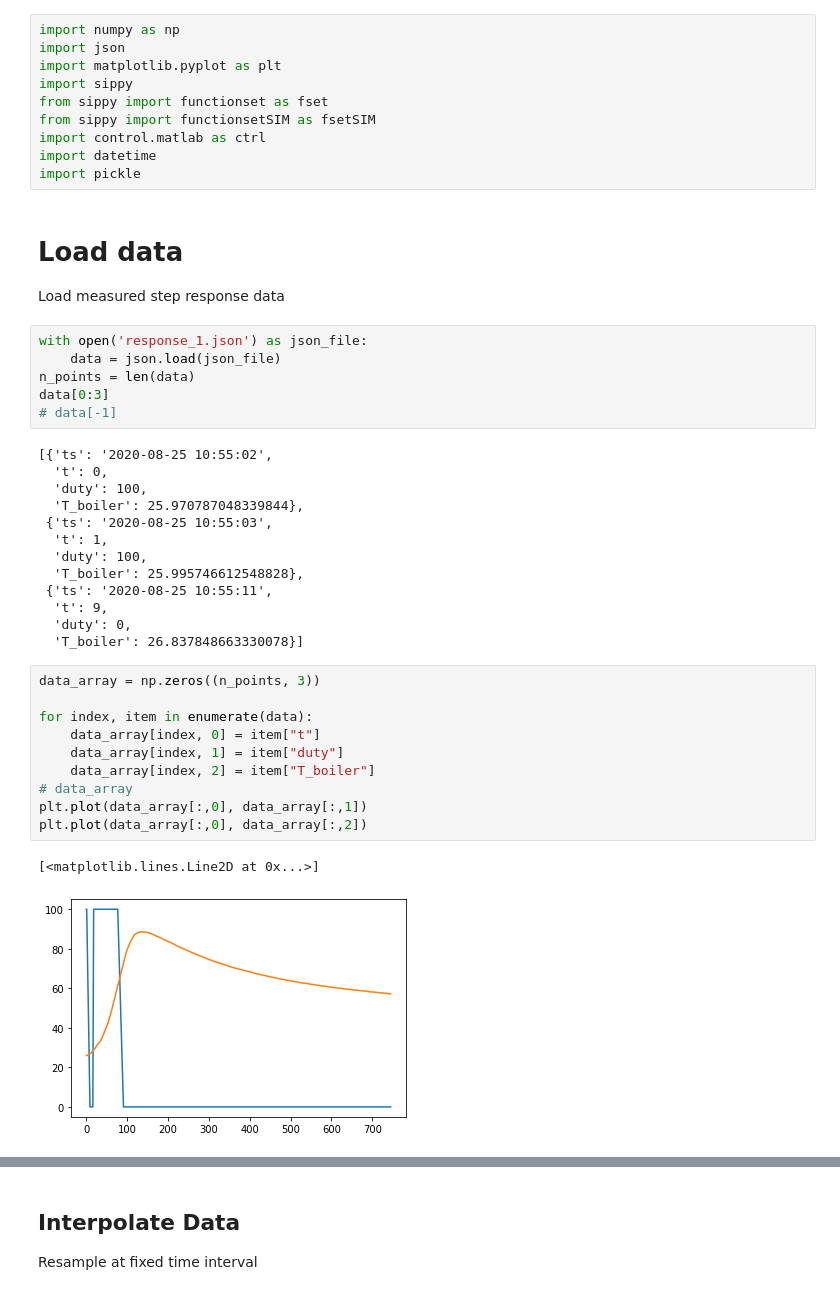
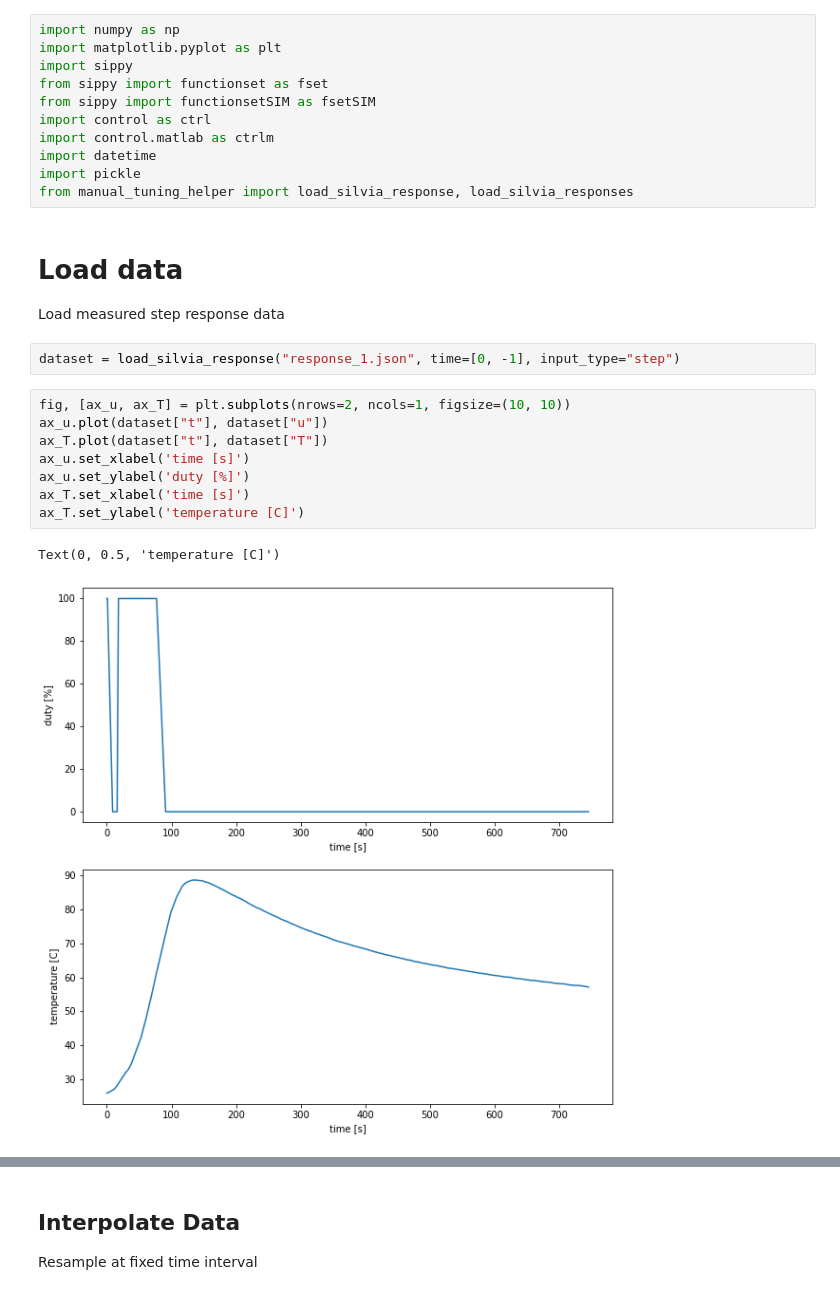
Before and after one commit to willhunt/silvia, a Jupyter notebook: docs/docs/control/assets/Response Analysis.ipynb, the cells around one changed output, grey strips where cells are left out. Cells and saved outputs as stored; diff of their text form.

```diff
--- a/docs/docs/control/assets/Response Analysis.ipynb
+++ b/docs/docs/control/assets/Response Analysis.ipynb
@@ -1,47 +1,29 @@
 # %%
 import numpy as np
-import json
 import matplotlib.pyplot as plt
 import sippy
 from sippy import functionset as fset
 from sippy import functionsetSIM as fsetSIM
-import control.matlab as ctrl
+import control as ctrl
+import control.matlab as ctrlm
 import datetime
 import pickle
+from manual_tuning_helper import load_silvia_response, load_silvia_responses
 # %% [markdown]
 # Load data
 Load measured step response data
-# %%
-with open('response_1.json') as json_file:
-    data = json.load(json_file)
-n_points = len(data)
-data[0:3]
-# data[-1]
-# %% [output]
-[{'ts': '2020-08-25 10:55:02',
-  't': 0,
-  'duty': 100,
-  'T_boiler': 25.970787048339844},
- {'ts': '2020-08-25 10:55:03',
-  't': 1,
-  'duty': 100,
-  'T_boiler': 25.995746612548828},
- {'ts': '2020-08-25 10:55:11',
-  't': 9,
-  'duty': 0,
-  'T_boiler': 26.837848663330078}]
-# %%
-data_array = np.zeros((n_points, 3))
-
-for index, item in enumerate(data):
-    data_array[index, 0] = item["t"]
-    data_array[index, 1] = item["duty"]
-    data_array[index, 2] = item["T_boiler"]
-# data_array
-plt.plot(data_array[:,0], data_array[:,1])
-plt.plot(data_array[:,0], data_array[:,2])
-# %% [output]
-[<matplotlib.lines.Line2D at 0x...>]
-[figure, removed]
+# %%
+dataset = load_silvia_response("response_1.json", time=[0, -1], input_type="step")
+# %%
+fig, [ax_u, ax_T] = plt.subplots(nrows=2, ncols=1, figsize=(10, 10))
+ax_u.plot(dataset["t"], dataset["u"])
+ax_T.plot(dataset["t"], dataset["T"])
+ax_u.set_xlabel('time [s]')
+ax_u.set_ylabel('duty [%]')
+ax_T.set_xlabel('time [s]')
+ax_T.set_ylabel('temperature [C]')
+# %% [output]
+Text(0, 0.5, 'temperature [C]')
+[figure, added]
 # %% [markdown]
 ## Trim
```
Also changed, not shown: parts of 15 cells of this notebook, 39 other files.
